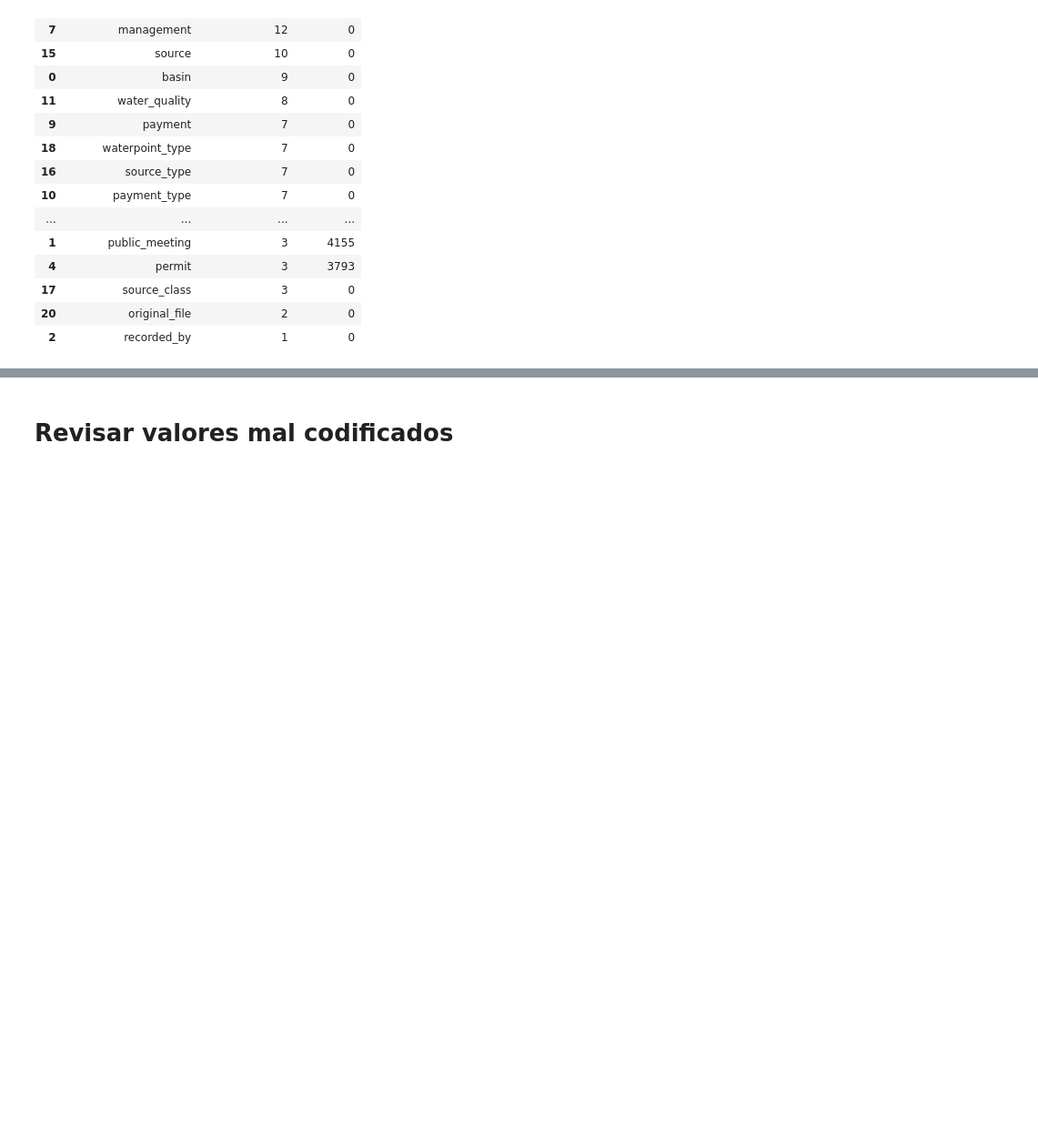
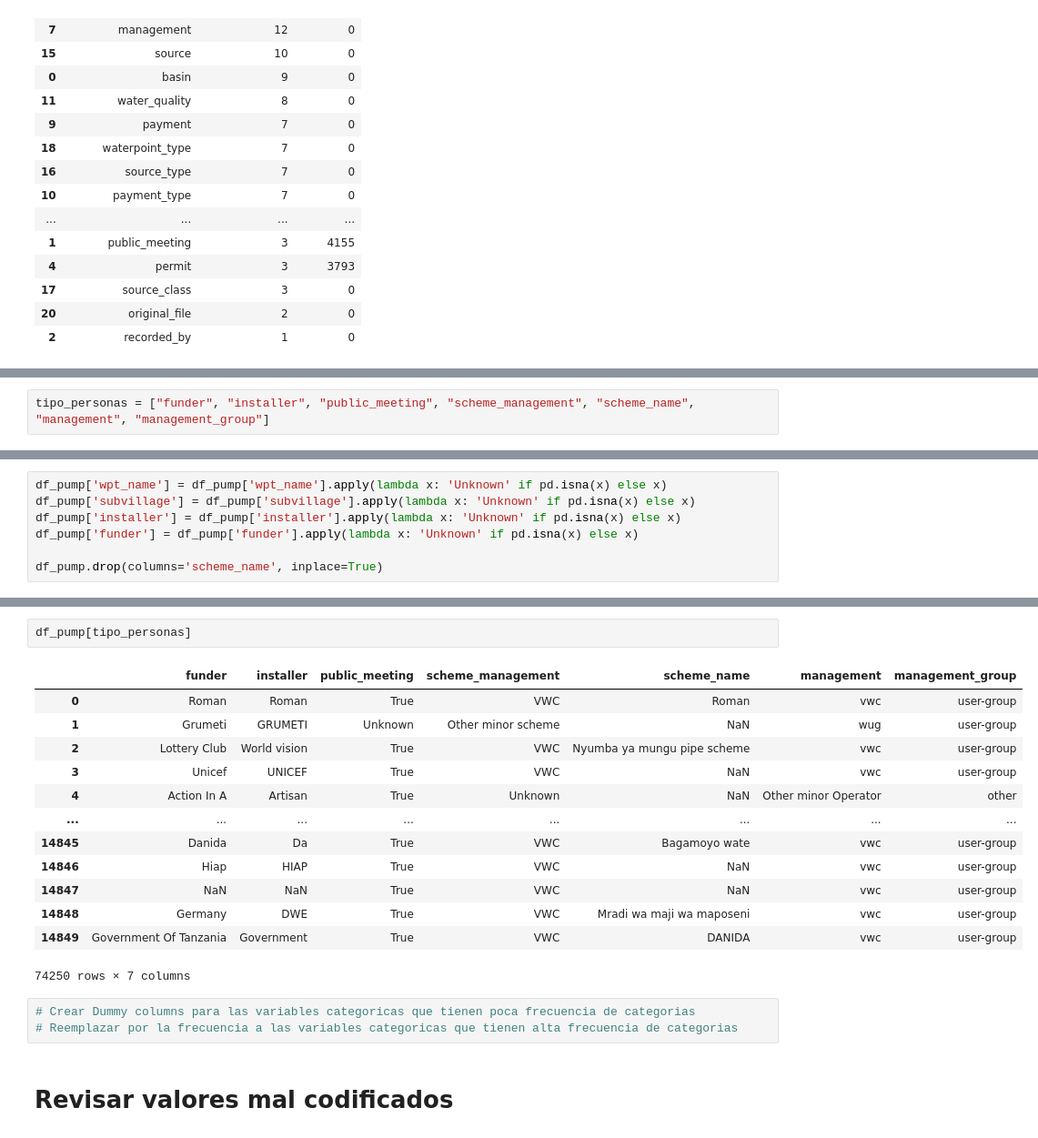
Before and after one commit to ivanrnarvaez/PumpitUp, a Jupyter notebook: PumpitUp.ipynb, the cells around one changed output, grey strips where cells are left out. Shown at 91% size. Cells and saved outputs as stored; diff of their text form; blank space fills up the shorter version.

```diff
--- a/PumpitUp.ipynb
+++ b/PumpitUp.ipynb
@@ -272 +291,3 @@ Name: proportion, dtype: float64
+# %%
+tipo_personas = ["funder", "installer", "public_meeting", "scheme_management", "scheme_name", "management", "management_group"]
 # %%
@@ -301,0 +355,7 @@ memory usage: 23.2+ MB
+# %%
+df_pump['wpt_name'] = df_pump['wpt_name'].apply(lambda x: 'Unknown' if pd.isna(x) else x)
+df_pump['subvillage'] = df_pump['subvillage'].apply(lambda x: 'Unknown' if pd.isna(x) else x)
+df_pump['installer'] = df_pump['installer'].apply(lambda x: 'Unknown' if pd.isna(x) else x)
+df_pump['funder'] = df_pump['funder'].apply(lambda x: 'Unknown' if pd.isna(x) else x)
+
+df_pump.drop(columns='scheme_name', inplace=True)
@@ -302,2 +376,21 @@ memory usage: 23.2+ MB
+# %%
+df_pump[tipo_personas]
+# %% [output]
+|  | funder | installer | public_meeting | scheme_management | scheme_name | management | management_group |
+| 0 | Roman | Roman | True | VWC | Roman | vwc | user-group |
+| 1 | Grumeti | GRUMETI | Unknown | Other minor scheme | NaN | wug | user-group |
+| 2 | Lottery Club | World vision | True | VWC | Nyumba ya mungu pipe scheme | vwc | user-group |
+| 3 | Unicef | UNICEF | True | VWC | NaN | vwc | user-group |
+| 4 | Action In A | Artisan | True | Unknown | NaN | Other minor Operator | other |
+| ... | ... | ... | ... | ... | ... | ... | ... |
+| 14845 | Danida | Da | True | VWC | Bagamoyo wate | vwc | user-group |
+| 14846 | Hiap | HIAP | True | VWC | NaN | vwc | user-group |
+| 14847 | NaN | NaN | True | VWC | NaN | vwc | user-group |
+| 14848 | Germany | DWE | True | VWC | Mradi wa maji wa maposeni | vwc | user-group |
+| 14849 | Government Of Tanzania | Government | True | VWC | DANIDA | vwc | user-group |
+74250 rows × 7 columns
+# %%
+# Crear Dummy columns para las variables categoricas que tienen poca frecuencia de categorias
+# Reemplazar por la frecuencia a las variables categoricas que tienen alta frecuencia de categorias
 # %% [markdown]
 # Revisar valores mal codificados
```
Also changed, not shown: parts of 24 cells of this notebook.
